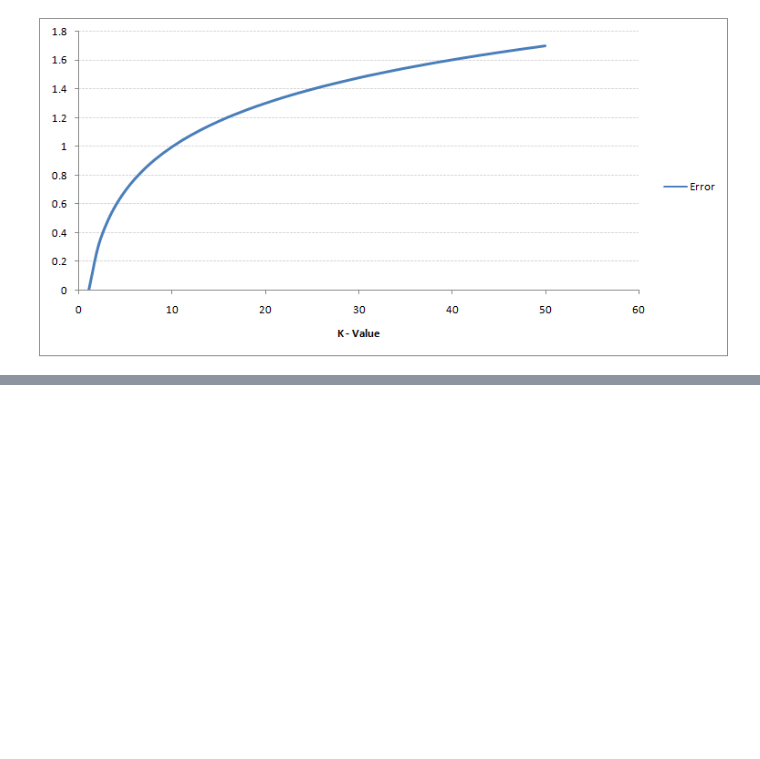
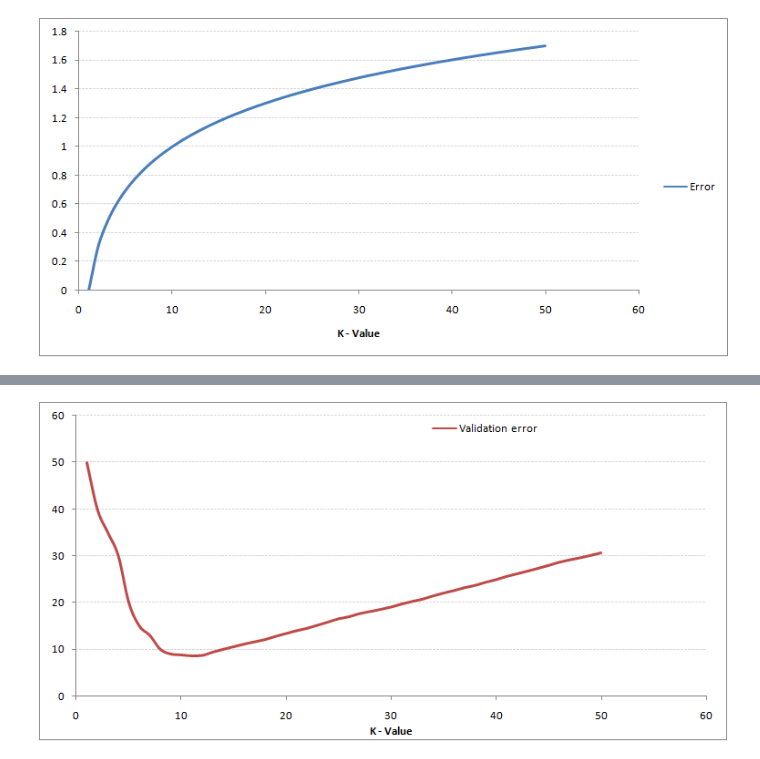
Before and after one commit to MichaelCzurda/Python-Data-Science-Beispiele, a Jupyter notebook: KNN/KNN_Michael_Czurda.ipynb, the cells around one changed output, grey strips where cells are left out. Cells and saved outputs as stored; diff of their text form; code cells hidden in the pictures; blank space fills up the shorter version.

```diff
--- a/KNN/KNN_Michael_Czurda.ipynb
+++ b/KNN/KNN_Michael_Czurda.ipynb
@@ -66,0 +63,4 @@ https://towardsdatascience.com/machine-learning-basics-with-the-k-nearest-neighb
+# %%
+Image("img/test_error.png")
+# %% [output]
+[figure, added]
```
Also changed, not shown: parts of 20 cells of this notebook, 7 other files.
